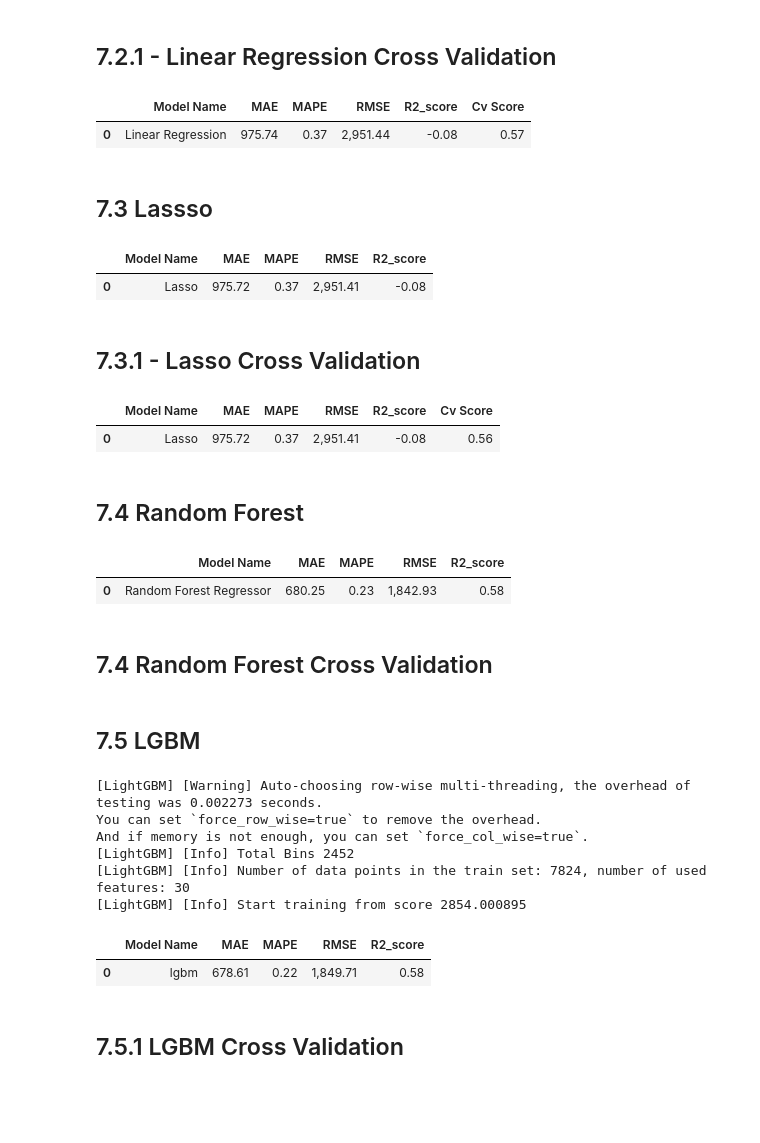
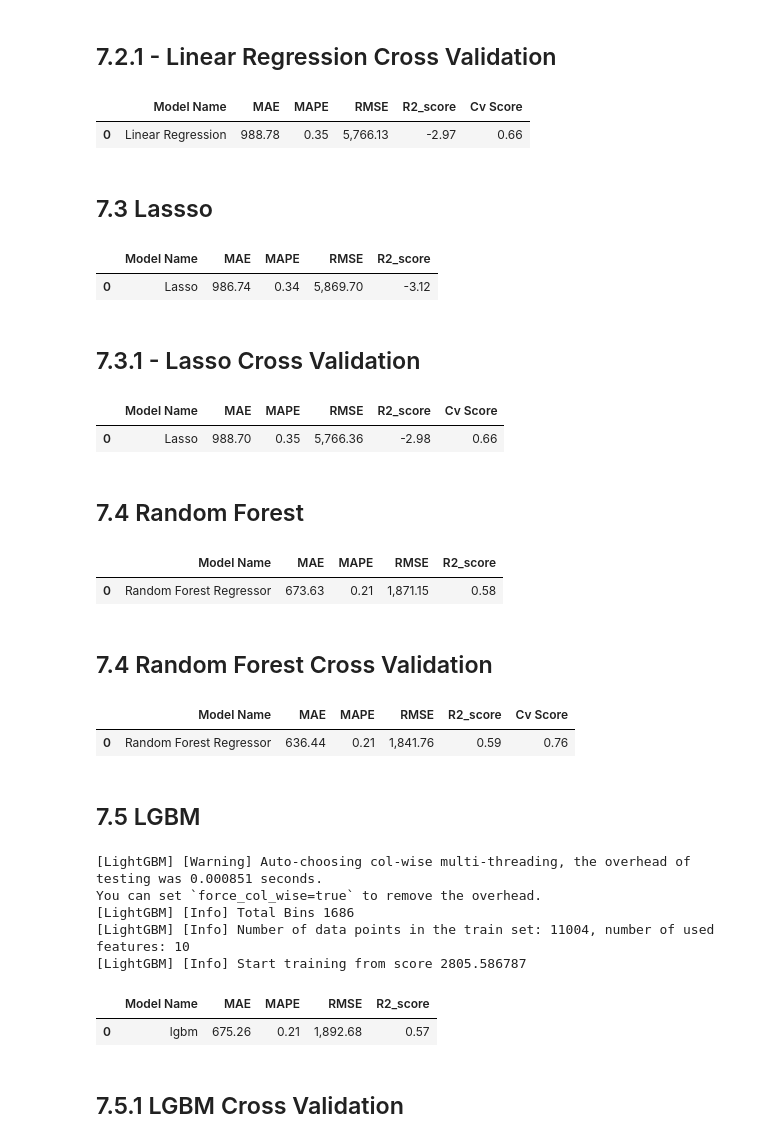
Before and after one commit to OscarFantozzi/Real-Estate-Lisbon, a Jupyter notebook: prices_rent_idealista.ipynb, the cells around one changed output. Cells and saved outputs as stored; diff of their text form; code cells hidden in the pictures; blank space fills up the shorter version.

```diff
--- a/prices_rent_idealista.ipynb
+++ b/prices_rent_idealista.ipynb
@@ -1163,0 +1769,6 @@ y_test shape (3354,)
+# %%
+# tratando os dados teste
+idealista = Idealista()
+
+df_teste_0 = idealista.rescaling_data( df_teste , rescale = True )
+df_teste_1 = idealista.encoding( df_teste_0 )
@@ -1164,5 +1777,13 @@ y_test shape (3354,)
+# %%
+# separando os dados de teste
+X_test = df_teste_1.drop('price', axis = 1 )
+y_test = df_teste_1['price']
 # %% [markdown]
 ## 7.2 - Linear Regression
+# %%
+cols = ['size', 'bathrooms', 'address', 'municipality', 'latitude', 'longitude',
+       'distance', 'description', 'municipality_mean_price',
+       'district_mean_price']
 # %%
 # Criar um modelo de regressão linear
 lr = LinearRegression()
@@ -1171,5 +1792,5 @@ lr = LinearRegression()
 lr.fit(X_train, y_train)
 
 # Fazer previsões no conjunto de teste
-y_pred = lr.predict(X_test)
+y_pred = lr.predict(X_test[cols])
 # %%
@@ -1181,20 +1802,17 @@ lr_metrics
 # %% [markdown]
 ## 7.2.1 - Linear Regression Cross Validation
 # %%
-# Criar um modelo de regressão linear
-lr = LinearRegression()
-
 # cross validation
-precision_scores = cross_val_score(lr, X_train, y_train, cv=10, scoring= 'r2')
+precision_scores = cross_val_score(lr, X_train, y_train, cv=100, scoring= 'r2')
 
 # mean score
 mean_score = np.mean( precision_scores )
 cv_lr = np.round(mean_score,2)
 lr_metrics_cv = pd.concat( [lr_metrics, pd.DataFrame( {'Cv Score' : [cv_lr]} ) ], axis = 1)
 lr_metrics_cv
 # %% [output]
 |  | Model Name | MAE | MAPE | RMSE | R2_score | Cv Score |
-| 0 | Linear Regression | 975.74 | 0.37 | 2,951.44 | -0.08 | 0.57 |
+| 0 | Linear Regression | 988.78 | 0.35 | 5,766.13 | -2.97 | 0.66 |
 # %% [markdown]
 ## 7.3 Lassso
 # %%
@@ -1202,22 +1820,19 @@ lr_metrics_cv
 lrr = Lasso( alpha = 0.01 ).fit( X_train , y_train )
 
 # prediction
-y_hat_lrr = lrr.predict( X_test )
+y_hat_lrr = lrr.predict( X_test[cols] )
 
 # performance
 lrr_result = ml_error( 'Lasso',  y_test  ,  y_hat_lrr  )
 lrr_result
 # %% [output]
 |  | Model Name | MAE | MAPE | RMSE | R2_score |
-| 0 | Lasso | 975.72 | 0.37 | 2,951.41 | -0.08 |
+| 0 | Lasso | 986.74 | 0.34 | 5,869.70 | -3.12 |
 # %% [markdown]
 ## 7.3.1 - Lasso Cross Validation
 # %%
-# model
-lrr = Lasso( alpha = 0.01 ).fit( X_train , y_train )
-
 # cross validation
-precision_scores = cross_val_score(lrr, X_train, y_train, cv=5, scoring= 'r2')
+precision_scores = cross_val_score(lrr, X_train, y_train, cv=20, scoring= 'r2')
 
 # mean score
 mean_score = np.mean( precision_scores )
@@ -1226,7 +1841,7 @@ lrr_result_cv = pd.concat( [lrr_result, pd.DataFrame( {'Cv Score' : [cv_lasso]}
 lrr_result_cv
 # %% [output]
 |  | Model Name | MAE | MAPE | RMSE | R2_score | Cv Score |
-| 0 | Lasso | 975.72 | 0.37 | 2,951.41 | -0.08 | 0.56 |
+| 0 | Lasso | 988.70 | 0.35 | 5,766.36 | -2.98 | 0.66 |
 # %% [markdown]
 ## 7.4 Random Forest
 # %%
@@ -1236,33 +1851,31 @@ rf = RandomForestRegressor( n_estimators = 100 , n_jobs = -1, random_state = 42
 rf.fit( X_train , y_train )
 
 # prediction
-y_hat_rf = rf.predict( X_test )
+y_hat_rf = rf.predict(  X_test[cols] )
 
 #
 rf_result = ml_error( 'Random Forest Regressor',  y_test  ,  y_hat_rf  )
 rf_result
 # %% [output]
 |  | Model Name | MAE | MAPE | RMSE | R2_score |
-| 0 | Random Forest Regressor | 680.25 | 0.23 | 1,842.93 | 0.58 |
+| 0 | Random Forest Regressor | 673.63 | 0.21 | 1,871.15 | 0.58 |
 # %% [markdown]
 ## 7.4 Random Forest Cross Validation
 # %%
-# model
-rf_cv = RandomForestRegressor( n_estimators = 100 , n_jobs = -1, random_state = 42  )
-
 # cross validation
-precision_scores = cross_val_score(rf_cv, X_train, y_train, cv=5, scoring= 'r2')
+precision_scores = cross_val_score(rf, X_train, y_train, cv=5, scoring= 'r2')
 
 # mean score
 mean_score = np.mean( precision_scores )
 rf_cv = np.round( mean_score, 2)
 rf_result_cv = pd.concat( [rf_result, pd.DataFrame( {'Cv Score' : [rf_cv]} ) ], axis = 1)
+rf_result_cv
+# %% [output]
+|  | Model Name | MAE | MAPE | RMSE | R2_score | Cv Score |
+| 0 | Random Forest Regressor | 636.44 | 0.21 | 1,841.76 | 0.59 | 0.76 |
 # %% [markdown]
 ## 7.5 LGBM
 # %%
-# Criar um conjunto de dados LightGBM a partir dos dados de treinamento
-train_data = lgb.Dataset(X_train, label=y_train)
-
 # Criar um conjunto de dados LightGBM a partir dos dados de treinamento
 train_data = lgb.Dataset(X_train, label=y_train)
 
@@ -1278,20 +1891,19 @@ num_round = 100  # Número de iterações (árvores) de treinamento
 bst = lgb.train(params, train_data, num_boost_round=num_round)
 
 # Fazer previsões no conjunto de teste
-y_pred_lgbm = bst.predict(X_test)
+y_pred_lgbm = bst.predict( X_test[cols] )
 
 # performance
 lgbm = ml_error( 'lgbm',  y_test  ,  y_pred_lgbm  )
 lgbm
 # %% [output]
-[LightGBM] [Warning] Auto-choosing row-wise multi-threading, the overhead of testing was 0.002273 seconds.
-You can set `force_row_wise=true` to remove the overhead.
-And if memory is not enough, you can set `force_col_wise=true`.
-[LightGBM] [Info] Total Bins 2452
-[LightGBM] [Info] Number of data points in the train set: 7824, number of used features: 30
-[LightGBM] [Info] Start training from score 2854.000895
+[LightGBM] [Warning] Auto-choosing col-wise multi-threading, the overhead of testing was 0.000851 seconds.
+You can set `force_col_wise=true` to remove the overhead.
+[LightGBM] [Info] Total Bins 1686
+[LightGBM] [Info] Number of data points in the train set: 11004, number of used features: 10
+[LightGBM] [Info] Start training from score 2805.586787
 |  | Model Name | MAE | MAPE | RMSE | R2_score |
-| 0 | lgbm | 678.61 | 0.22 | 1,849.71 | 0.58 |
+| 0 | lgbm | 675.26 | 0.21 | 1,892.68 | 0.57 |
 # %% [markdown]
 ## 7.5.1 LGBM Cross Validation
 # %%
```
Also changed, not shown: parts of 93 cells of this notebook, 12 other files.
